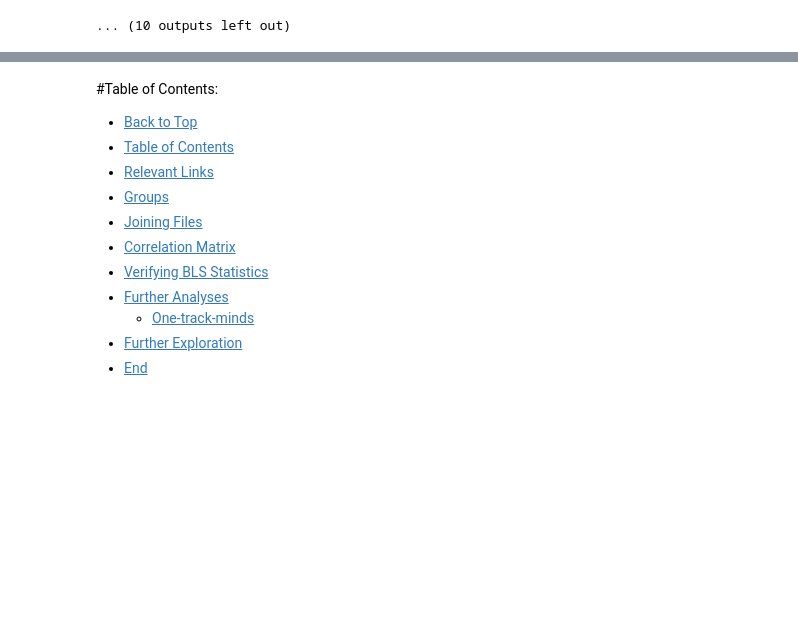
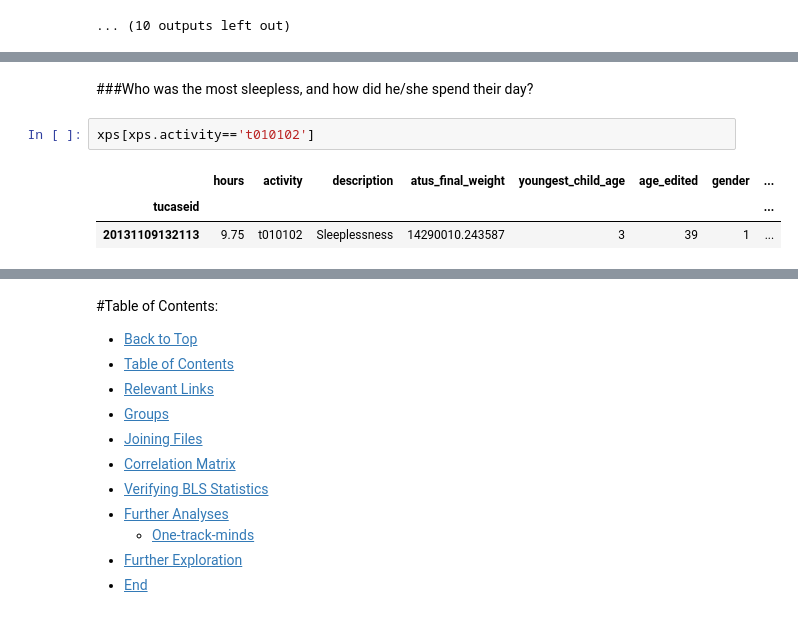
Before and after one commit to tiyd-python-2015-05/atus-analysis, a Jupyter notebook: ATUS_Analysis.ipynb, the cells around one changed output, grey strips where cells are left out. Drawn from its saved outputs; the diff is of its cells as text; blank space fills up the shorter version.

```diff
--- a/ATUS_Analysis.ipynb
+++ b/ATUS_Analysis.ipynb
@@ -595,0 +688,8 @@ a.loc[20130201130802]
+# %% [markdown]
+###Who was the most sleepless, and how did he/she spend their day?
+# %%
+xps[xps.activity=='t010102']
+# %% [output]
+|  | hours | activity | description | atus_final_weight | youngest_child_age | age_edited | gender | ... |
+| tucaseid |  |  |  |  |  |  |  | ... |
+| 20131109132113 | 9.75 | t010102 | Sleeplessness | 14290010.243587 | 3 | 39 | 1 | ... |
```
Also changed, not shown: parts of 22 cells of this notebook, 2 other files.
